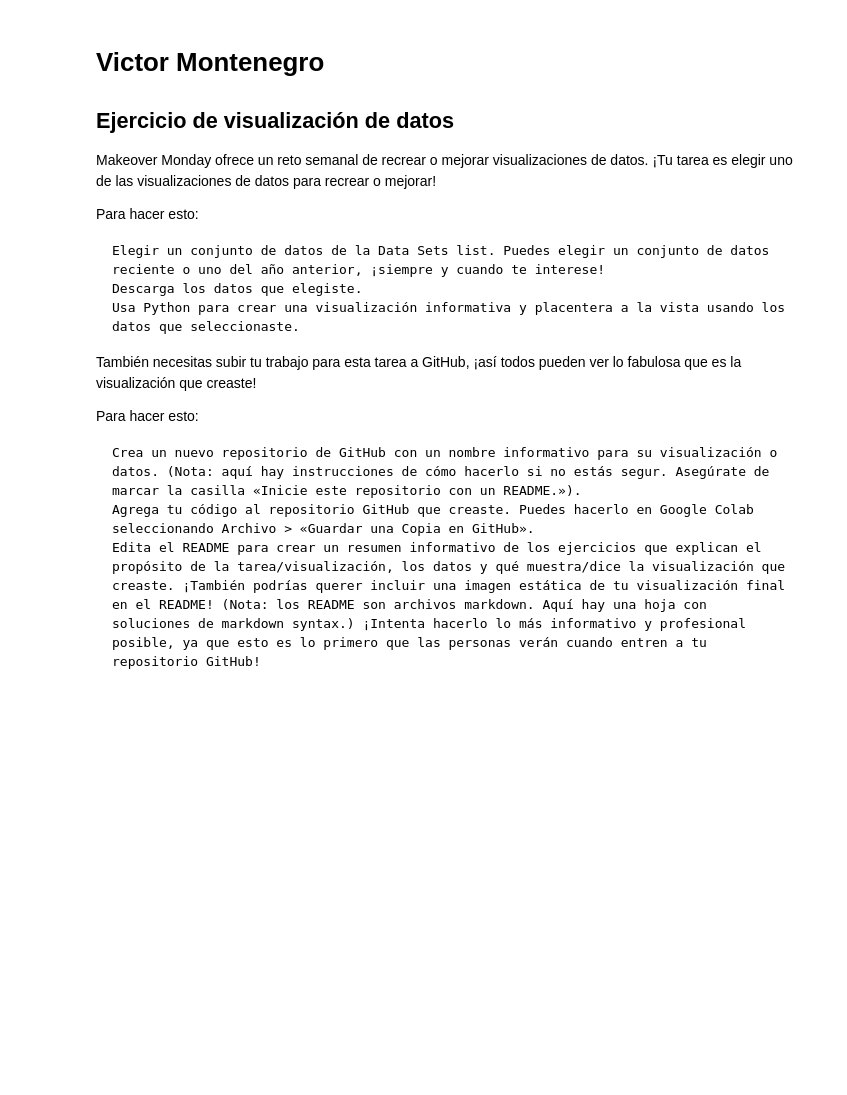
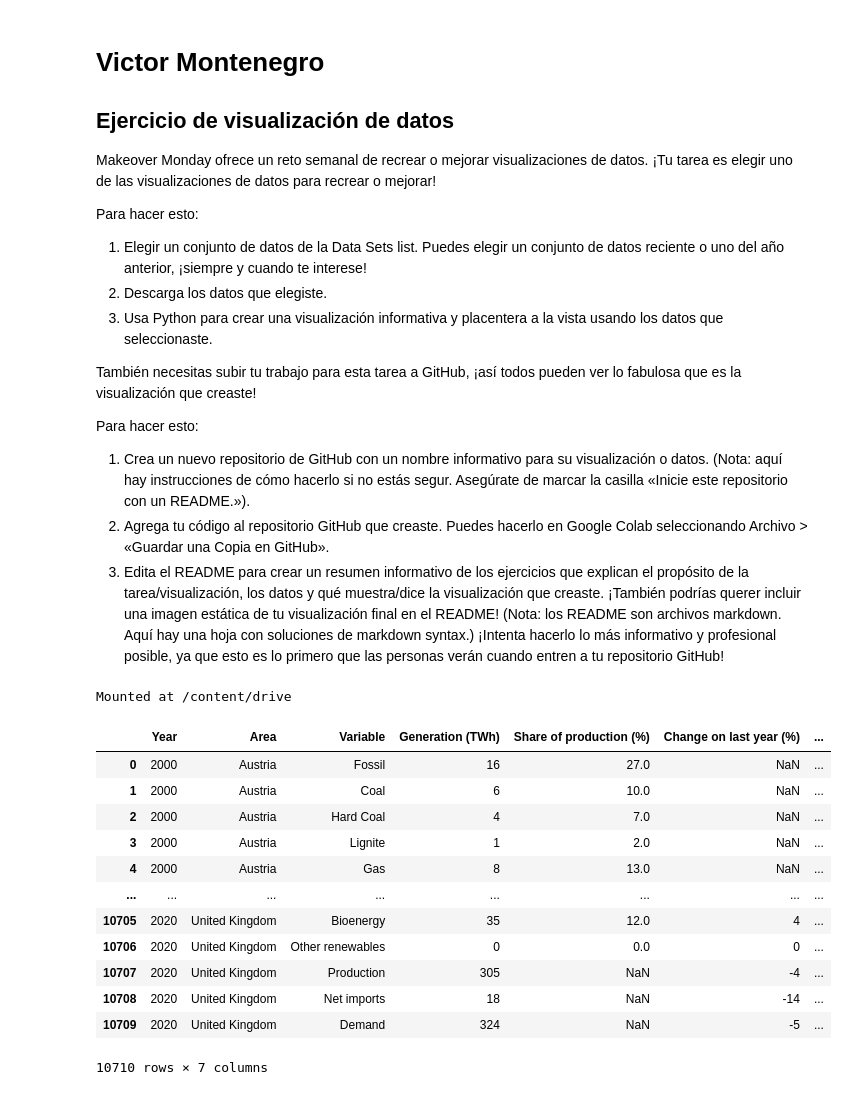
Before and after one commit to victorjms/visualizacion_de_datos, a Jupyter notebook: Visualizacion_de_datos.ipynb, the cells around one changed output. Saved outputs shown, nothing was run; the diff lists cells and outputs as text; code cells hidden in the pictures; blank space fills up the shorter version.

```diff
--- a/Visualizacion_de_datos.ipynb
+++ b/Visualizacion_de_datos.ipynb
@@ -8,14 +8,19 @@ Makeover Monday ofrece un reto semanal de recrear o mejorar visualizaciones de d
 
 Para hacer esto:
 
-    Elegir un conjunto de datos de la Data Sets list. Puedes elegir un conjunto de datos reciente o uno del año anterior, ¡siempre y cuando te interese!
-    Descarga los datos que elegiste.
-    Usa Python para crear una visualización informativa y placentera a la vista usando los datos que seleccionaste.
+1. Elegir un conjunto de datos de la Data Sets list. Puedes elegir un conjunto de datos reciente o uno del año anterior, ¡siempre y cuando te interese!
+2. Descarga los datos que elegiste.
+3. Usa Python para crear una visualización informativa y placentera a la vista usando los datos que seleccionaste.
 
 También necesitas subir tu trabajo para esta tarea a GitHub, ¡así todos pueden ver lo fabulosa que es la visualización que creaste!
 
 Para hacer esto:
 
-    Crea un nuevo repositorio de GitHub con un nombre informativo para su visualización o datos. (Nota: aquí hay instrucciones de cómo hacerlo si no estás segur. Asegúrate de marcar la casilla «Inicie este repositorio con un README.»).
-    Agrega tu código al repositorio GitHub que creaste. Puedes hacerlo en Google Colab seleccionando Archivo > «Guardar una Copia en GitHub».
-    Edita el README para crear un resumen informativo de los ejercicios que explican el propósito de la tarea/visualización, los datos y qué muestra/dice la visualización que creaste. ¡También podrías querer incluir una imagen estática de tu visualización final en el README! (Nota: los README son archivos markdown. Aquí hay una hoja con soluciones de markdown syntax.) ¡Intenta hacerlo lo más informativo y profesional posible, ya que esto es lo primero que las personas verán cuando entren a tu repositorio GitHub!
+1. Crea un nuevo repositorio de GitHub con un nombre informativo para su visualización o datos. (Nota: aquí hay instrucciones de cómo hacerlo si no estás segur. Asegúrate de marcar la casilla «Inicie este repositorio con un README.»).
+2. Agrega tu código al repositorio GitHub que creaste. Puedes hacerlo en Google Colab seleccionando Archivo > «Guardar una Copia en GitHub».
+3. Edita el README para crear un resumen informativo de los ejercicios que explican el propósito de la tarea/visualización, los datos y qué muestra/dice la visualización que creaste. ¡También podrías querer incluir una imagen estática de tu visualización final en el README! (Nota: los README son archivos markdown. Aquí hay una hoja con soluciones de markdown syntax.) ¡Intenta hacerlo lo más informativo y profesional posible, ya que esto es lo primero que las personas verán cuando entren a tu repositorio GitHub!
+# %%
+from google.colab import drive
+drive.mount('/content/drive')
+# %% [output]
+Mounted at /content/drive
@@ -21,0 +31,18 @@ Para hacer esto:
+# %%
+filename = '/content/drive/My Drive/Coding Dojo/Semana 03/Tareas Core/europe_power.csv' # colocamos la ruta del archivo a importar
+df = pd.read_csv(filename, sep=';') # colocamos el contenido del archivo en "df"
+df # imprimimos "df"
+# %% [output]
+|  | Year | Area | Variable | Generation (TWh) | Share of production (%) | Change on last year (%) | ... |
+| 0 | 2000 | Austria | Fossil | 16 | 27.0 | NaN | ... |
+| 1 | 2000 | Austria | Coal | 6 | 10.0 | NaN | ... |
+| 2 | 2000 | Austria | Hard Coal | 4 | 7.0 | NaN | ... |
+| 3 | 2000 | Austria | Lignite | 1 | 2.0 | NaN | ... |
+| 4 | 2000 | Austria | Gas | 8 | 13.0 | NaN | ... |
+| ... | ... | ... | ... | ... | ... | ... | ... |
+| 10705 | 2020 | United Kingdom | Bioenergy | 35 | 12.0 | 4 | ... |
+| 10706 | 2020 | United Kingdom | Other renewables | 0 | 0.0 | 0 | ... |
+| 10707 | 2020 | United Kingdom | Production | 305 | NaN | -4 | ... |
+| 10708 | 2020 | United Kingdom | Net imports | 18 | NaN | -14 | ... |
+| 10709 | 2020 | United Kingdom | Demand | 324 | NaN | -5 | ... |
+10710 rows × 7 columns
```
Also changed, not shown: parts of 17 cells of this notebook.
